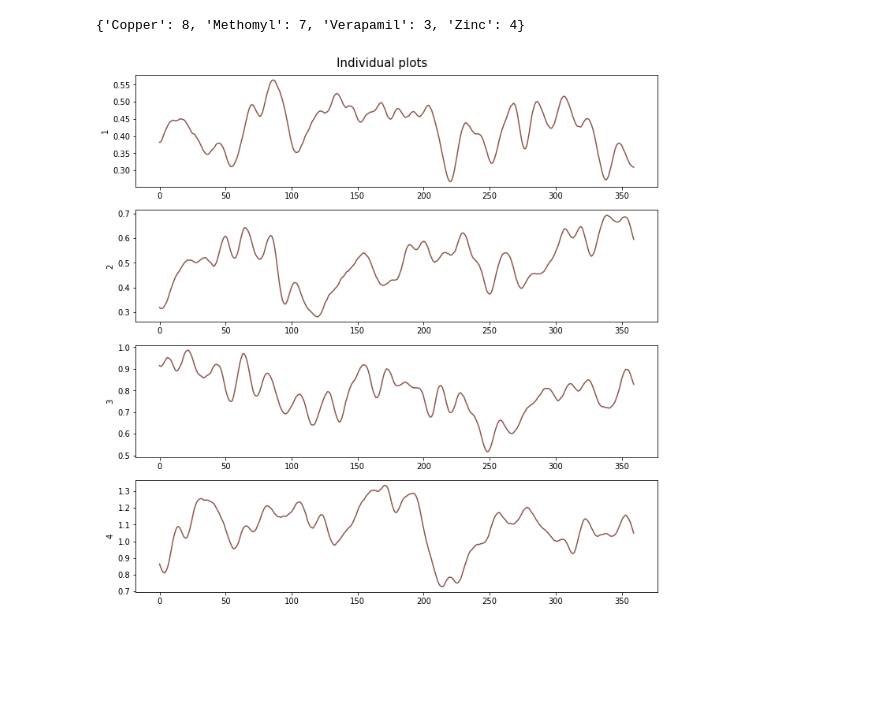
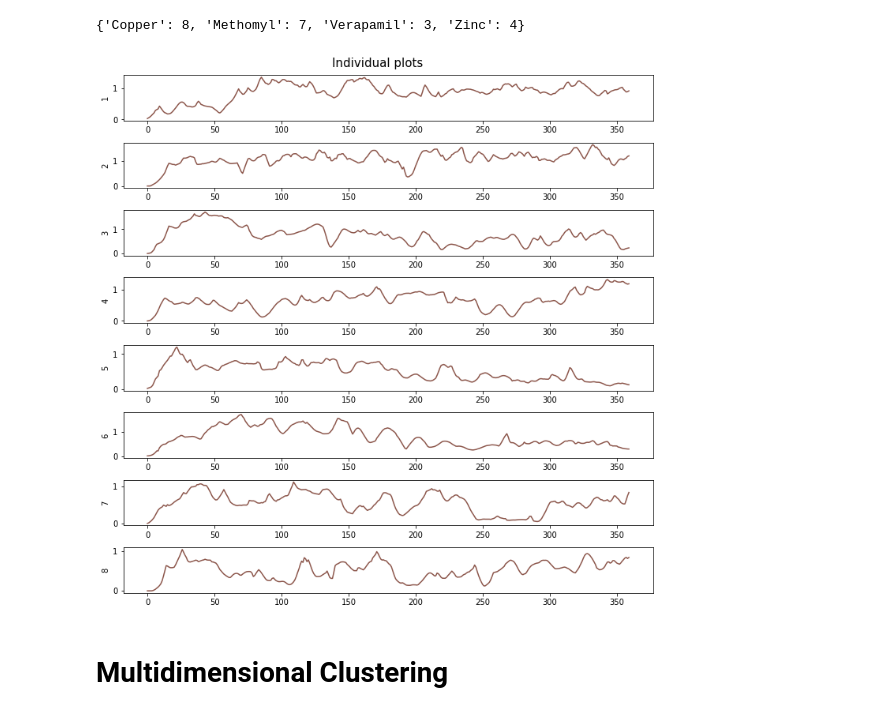
Before and after one commit to ruckapark/IndicateurGlobal, a Jupyter notebook: LAB_univariateFDA.ipynb, the cells around one changed output. Drawn from its saved outputs; the diff is of its cells as text; code cells hidden in the pictures; blank space fills up the shorter version.

Commit message:
Add Multidim mean and IGT for FDA - Article2

```diff
--- a/LAB_univariateFDA.ipynb
+++ b/LAB_univariateFDA.ipynb
@@ -382,3 +410,5 @@ array([14.50984093,  0.41609494])
+# %%
+cluster_centres_dict = {}
 # %%
 fig_FPCA,ax_FPCA = plt.subplots(figsize = (10,6))
 fig_FPCA.suptitle('PCA scores',fontsize = 18)
@@ -472,18 +437,0 @@ def get_fingerprint(x,cluster_centres,X_mean,data_points):
-# %%
-fingerprints = {sub:np.zeros((n_rows,)) for sub in substances}
-X_mean = np.mean(X_grid[sp].data_matrix,axis = 0).flatten()
-#Convert fpc1 and fpc2 to np.arrays
-grid_points,data_points,variances = get_fp_data(fpcas['E'],gridpoints = np.arange(n_rows))
-#fPC_cluster_centre = data_points[0]*cluster_centres[0,0] + data_points[1]*cluster_centres[0,1]
-#fPC_cluster_centre = fPC_cluster_centre + np.mean(X_grid[sp].data_matrix,axis = 0).flatten()
-
-#plot each component
-fig,ax = plt.subplots(figsize = (10,6))
-for i,substance in enumerate(substances):
-    fPC_cluster_centre = get_fingerprint(i,cluster_centres,X_mean,data_points)
-    fingerprints[substance] = fPC_cluster_centre
-    ax.plot(grid_points,fPC_cluster_centre,color = plot_colors[substance])
-#ax.plot(grid_points,X_mean,color = 'black', linestyle = '--')
-
-ax.set_xlabel('Time post exposure (minutes)',fontsize = 16)
-ax.set_ylabel('Normalised mean response',fontsize = 16)
@@ -518,0 +508,19 @@ axe.set_xlim([0,360])
+# %%
+sp = 'E'
+fingerprints = {sub:np.zeros((n_rows,)) for sub in substances}
+X_mean = np.mean(X_grid[sp].data_matrix,axis = 0).flatten()
+#Convert fpc1 and fpc2 to np.arrays
+grid_points,data_points,variances = get_fp_data(fpcas['E'],gridpoints = np.arange(n_rows))
+#fPC_cluster_centre = data_points[0]*cluster_centres[0,0] + data_points[1]*cluster_centres[0,1]
+#fPC_cluster_centre = fPC_cluster_centre + np.mean(X_grid[sp].data_matrix,axis = 0).flatten()
+
+#plot each component
+fig,ax = plt.subplots(figsize = (10,6))
+for i,substance in enumerate(substances):
+    fPC_cluster_centre = get_fingerprint(i,cluster_centres_dict[sp],X_mean,data_points)
+    fingerprints[substance] = fPC_cluster_centre
+    ax.plot(grid_points,fPC_cluster_centre,color = plot_colors[substance])
+#ax.plot(grid_points,X_mean,color = 'black', linestyle = '--')
+
+ax.set_xlabel('Time post exposure (minutes)',fontsize = 16)
+ax.set_ylabel('Normalised mean response',fontsize = 16)
@@ -574,14 +620,16 @@ subcounts
 # %% [output]
 {'Copper': 8, 'Methomyl': 7, 'Verapamil': 3, 'Zinc': 4}
 # %%
-sub = 'Zinc'
-sp = 'R'
+sub = 'Copper'
+sp = 'G'
 n = subcounts[sub]
 fig_FPCA,ax_FPCA = plt.subplots(n,1,figsize=(10,10))
 fig_FPCA.suptitle('Individual plots',fontsize = 15)
 for i,ax in enumerate(ax_FPCA):
     ax.plot(data[sp].index,data[sp]['{}{}'.format(sub,i)].values)
     ax.set_ylabel(i+1)
 plt.tight_layout()
 # %% [output]
-[figure, old version]
+[figure, new version]
+# %% [markdown]
+# Multidimensional Clustering
```
Also changed, not shown: parts of 62 cells of this notebook.
